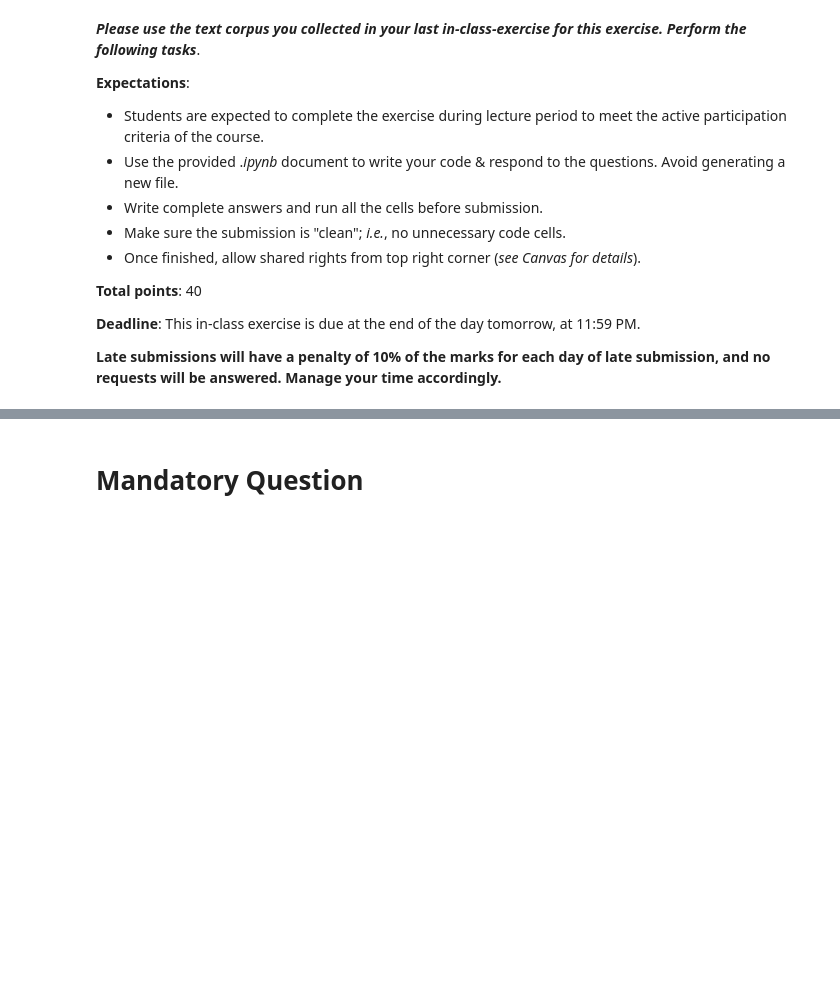
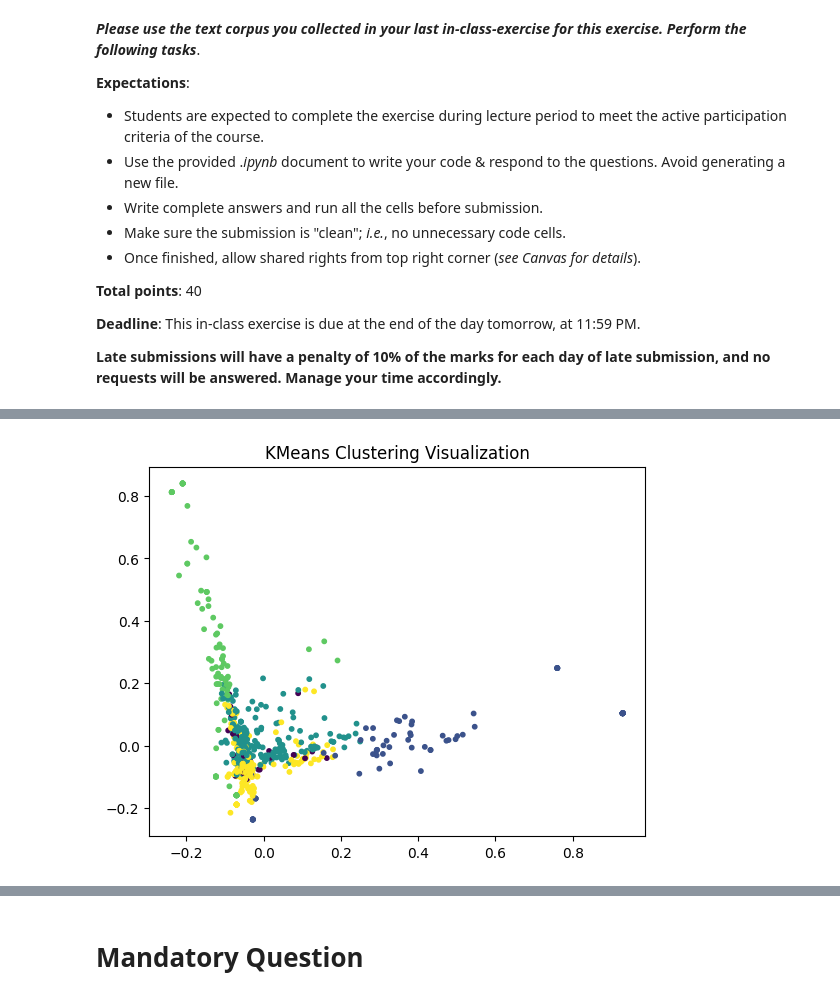
Before and after one commit to hiteshsurya17/hiteshsurya17-INFO-5731-Section-020---Computational-Methods-for-Information-Systems-Fall-2024-1-, a Jupyter notebook: Hitesh_chowdary_suryadevara_Exercise_4.ipynb, the cells around one changed output, grey strips where cells are left out. Cells and saved outputs as stored; diff of their text form; code cells hidden in the pictures; blank space fills up the shorter version.

```diff
--- a/Hitesh_chowdary_suryadevara_Exercise_4.ipynb
+++ b/Hitesh_chowdary_suryadevara_Exercise_4.ipynb
@@ -373,0 +226,88 @@ The inter-topic distance map is created using pyLDAvis, a powerful visualization
+# %%
+import pandas as pd
+from sklearn.cluster import KMeans, DBSCAN
+from sklearn.decomposition import PCA
+from sklearn.metrics import silhouette_score
+from scipy.cluster.hierarchy import linkage, dendrogram
+from sklearn.feature_extraction.text import TfidfVectorizer
+import matplotlib.pyplot as plt
+import numpy as np
+from gensim.models import Word2Vec
+from sentence_transformers import SentenceTransformer
+
+# Load and sample the dataset for processing
+data_frame = pd.read_csv("Amazon_Unlocked_Mobile.csv")
+data_frame = data_frame.dropna(subset=['Reviews'])
+data_frame = data_frame.sample(1000, random_state=42)
+
+# Feature extraction using TF-IDF Vectorizer
+tfidf_vectorizer = TfidfVectorizer(stop_words='english', max_features=5000)
+X_tfidf_matrix = tfidf_vectorizer.fit_transform(data_frame['Reviews']).toarray()
+
+# Perform KMeans clustering
+kmeans_model = KMeans(n_clusters=5, random_state=42)
+kmeans_cluster_labels = kmeans_model.fit_predict(X_tfidf_matrix)
+print(f"Silhouette Score for KMeans: {silhouette_score(X_tfidf_matrix, kmeans_cluster_labels):.4f}")
+
+# Plot KMeans cluster visualization
+pca_model = PCA(n_components=2)
+pca_data = pca_model.fit_transform(X_tfidf_matrix)
+plt.scatter(pca_data[:, 0], pca_data[:, 1], c=kmeans_cluster_labels, cmap='viridis', s=10)
+plt.title('KMeans Clustering Visualization')
+plt.show()
+
+# Perform DBSCAN clustering
+dbscan_model = DBSCAN(eps=0.5, min_samples=10)
+dbscan_cluster_labels = dbscan_model.fit_predict(X_tfidf_matrix)
+
+# Handle noise clusters (-1) and print silhouette score if valid
+if len(set(dbscan_cluster_labels)) > 1:
+    dbscan_silhouette = silhouette_score(X_tfidf_matrix, dbscan_cluster_labels)
+    print(f"Silhouette Score for DBSCAN: {dbscan_silhouette:.4f}")
+else:
+    print("DBSCAN did not form distinct clusters.")
+
+# Visualize DBSCAN clustering
+plt.scatter(pca_data[:, 0], pca_data[:, 1], c=dbscan_cluster_labels, cmap='viridis', s=10)
+plt.title('DBSCAN Clustering Visualization')
+plt.show()
+
+# Apply Hierarchical Clustering (using a subset)
+sample_tfidf_data = X_tfidf_matrix[:100]
+linkage_matrix_data = linkage(sample_tfidf_data, method='ward')
+dendrogram(linkage_matrix_data)
+plt.title('Hierarchical Clustering Dendrogram')
+plt.show()
+
+# Tokenize reviews for Word2Vec
+reviews_tokenized = [review.split() for review in data_frame['Reviews']]
+word2vec_model = Word2Vec(sentences=reviews_tokenized, vector_size=100, window=5, min_count=2, workers=4)
+
+# Generate Word2Vec embeddings for reviews
+word2vec_features = np.array([np.mean([word2vec_model.wv[word] for word in review if word in word2vec_model.wv]
+                                      or [np.zeros(100)], axis=0) for review in reviews_tokenized])
+
+# Perform KMeans clustering on Word2Vec features
+kmeans_labels_word2vec = kmeans_model.fit_predict(word2vec_features)
+print(f"Silhouette Score for KMeans with Word2Vec: {silhouette_score(word2vec_features, kmeans_labels_word2vec):.4f}")
+
+# Plot KMeans cluster visualization for Word2Vec
+pca_word2vec = pca_model.fit_transform(word2vec_features)
+plt.scatter(pca_word2vec[:, 0], pca_word2vec[:, 1], c=kmeans_labels_word2vec, cmap='viridis', s=10)
+plt.title('KMeans Clustering (Word2Vec Features)')
+plt.show()
+
+# Load BERT model using Sentence Transformers
+bert_model = SentenceTransformer('all-MiniLM-L6-v2')
+bert_features = bert_model.encode(data_frame['Reviews'].tolist(), show_progress_bar=True)
+
+# Perform KMeans clustering on BERT embeddings
+kmeans_labels_bert = kmeans_model.fit_predict(bert_features)
+print(f"Silhouette Score for KMeans with BERT: {silhouette_score(bert_features, kmeans_labels_bert):.4f}")
+
+# Plot KMeans cluster visualization for BERT
+pca_bert = pca_model.fit_transform(bert_features)
+plt.scatter(pca_bert[:, 0], pca_bert[:, 1], c=kmeans_labels_bert, cmap='viridis', s=10)
+plt.title('KMeans Clustering (BERT Features)')
+plt.show()
+# %% [output]
@@ -373,0 +315 @@ The inter-topic distance map is created using pyLDAvis, a powerful visualization
+[figure, added]
```
Also changed, not shown: parts of 28 cells of this notebook.
